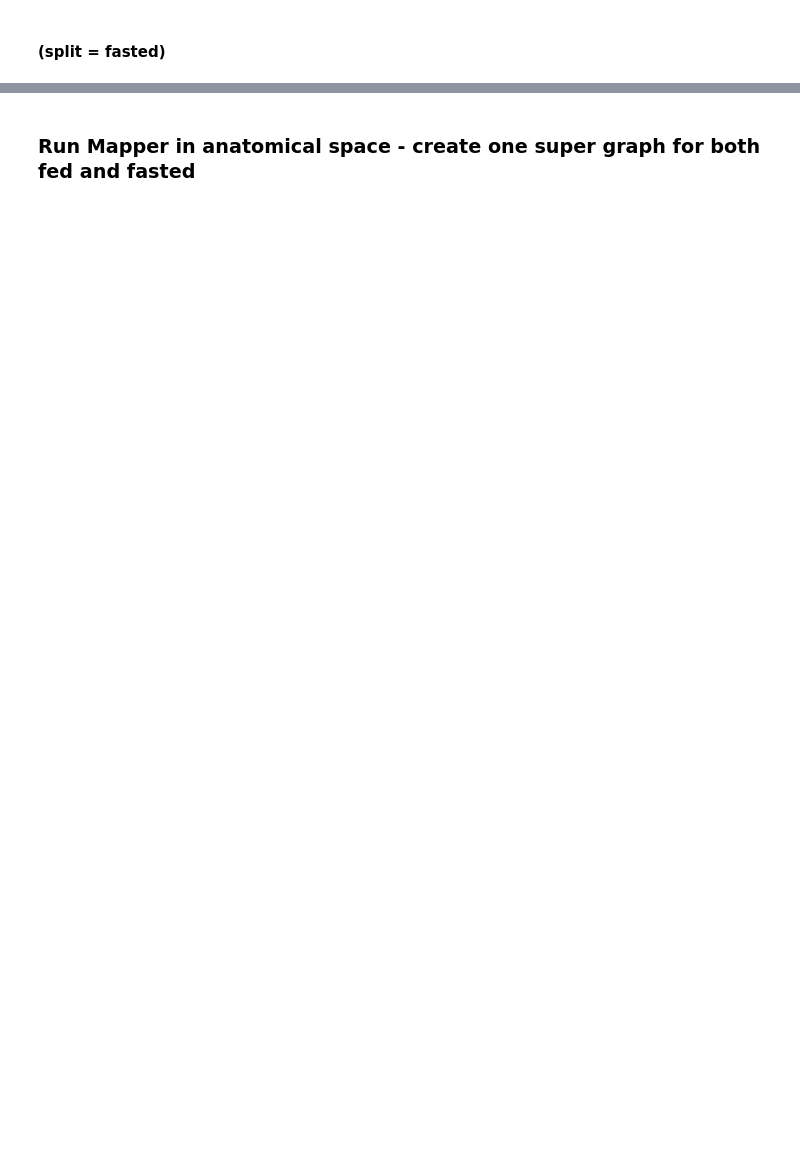
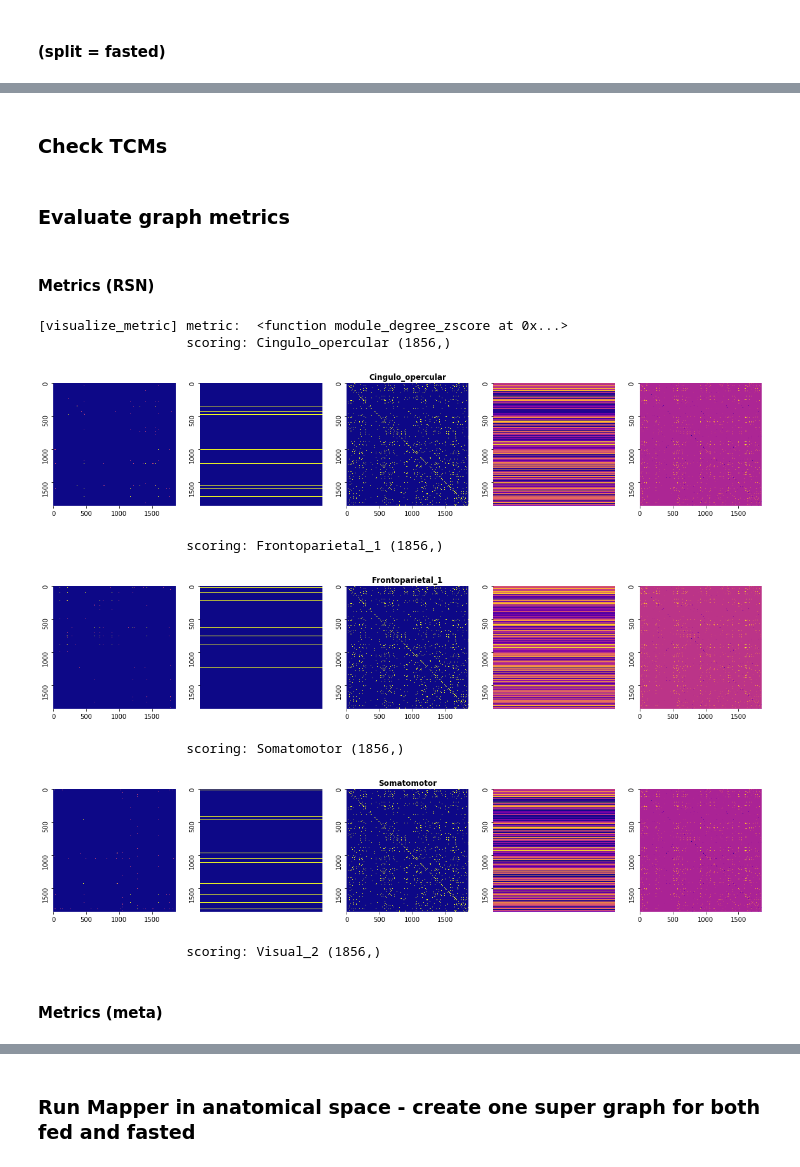
Before and after one commit to calebgeniesse/caffeine-mapper, a Jupyter notebook: fedvfast-caleb-mini.ipynb, the cells around one changed output, grey strips where cells are left out. Cells and saved outputs as stored; diff of their text form; code cells hidden in the pictures; blank space fills up the shorter version.

```diff
--- a/fedvfast-caleb-mini.ipynb
+++ b/fedvfast-caleb-mini.ipynb
@@ -131,3 +135,5 @@ DyNeuGraph()
 
 
 ![fast_super](./results/png/fast_super_n=10.png)
+# %% [markdown]
+### Check TCMs
@@ -133,0 +184,21 @@ DyNeuGraph()
+# %% [markdown]
+### Evaluate graph metrics
+# %%
+scores = Bunch()
+# %% [markdown]
+#### Metrics (RSN)
+# %%
+TCM = results_fed.TCM.copy()
+coloring = splits.fed.RSN.copy()
+scores.RSN = Bunch()
+# %%
+scores.RSN.modz = visualize_metric(W=TCM, c=coloring, metric=bct.module_degree_zscore)
+# %% [output]
+[visualize_metric] metric:  <function module_degree_zscore at 0x...>
+                   scoring: Cingulo_opercular (1856,)
+[figure, added]
+                   scoring: Frontoparietal_1 (1856,)
+[figure, added]
+                   scoring: Somatomotor (1856,)
+[figure, added]
+                   scoring: Visual_2 (1856,)
@@ -133,0 +209,2 @@ DyNeuGraph()
+# %% [markdown]
+#### Metrics (meta)
```
Also changed, not shown: parts of 13 cells of this notebook.
